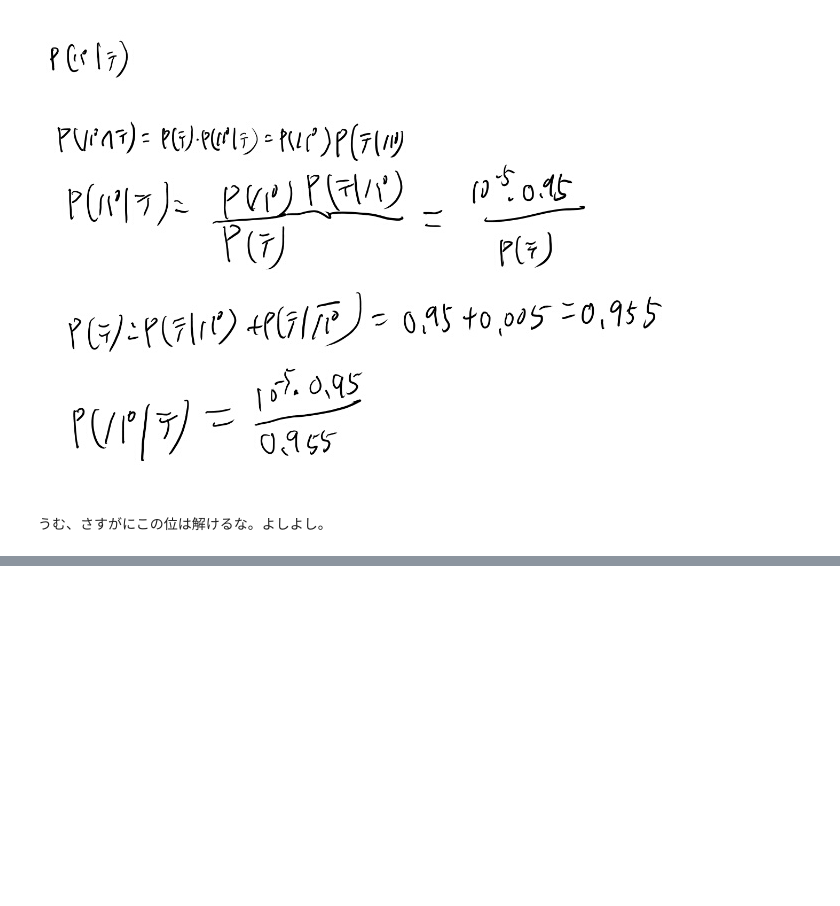
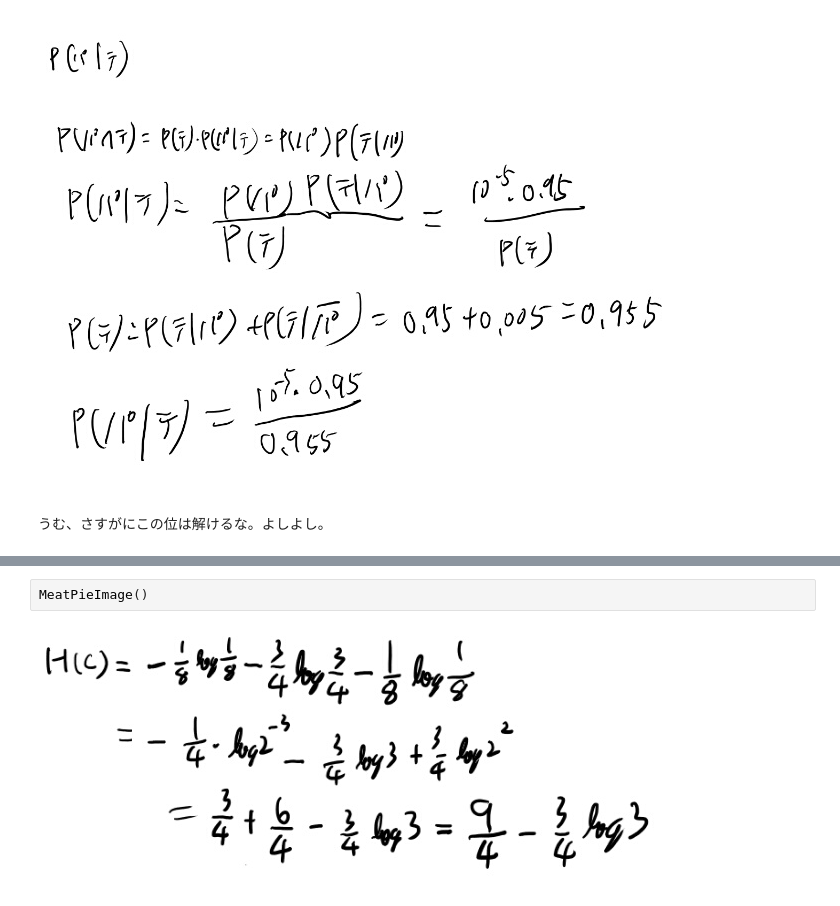
Before and after one commit to karino2/karino2.github.io, a Jupyter notebook: ipynb/2018-11-07-195900.ipynb, the cells around one changed output, grey strips where cells are left out. Saved outputs shown, nothing was run; the diff lists cells and outputs as text; blank space fills up the shorter version.

```diff
--- a/ipynb/2018-11-07-195900.ipynb
+++ b/ipynb/2018-11-07-195900.ipynb
@@ -110,0 +117,4 @@ MeatPieImage()
+# %%
+MeatPieImage()
+# %% [output]
+[figure, added]
```
Also changed, not shown: parts of 13 cells of this notebook.
